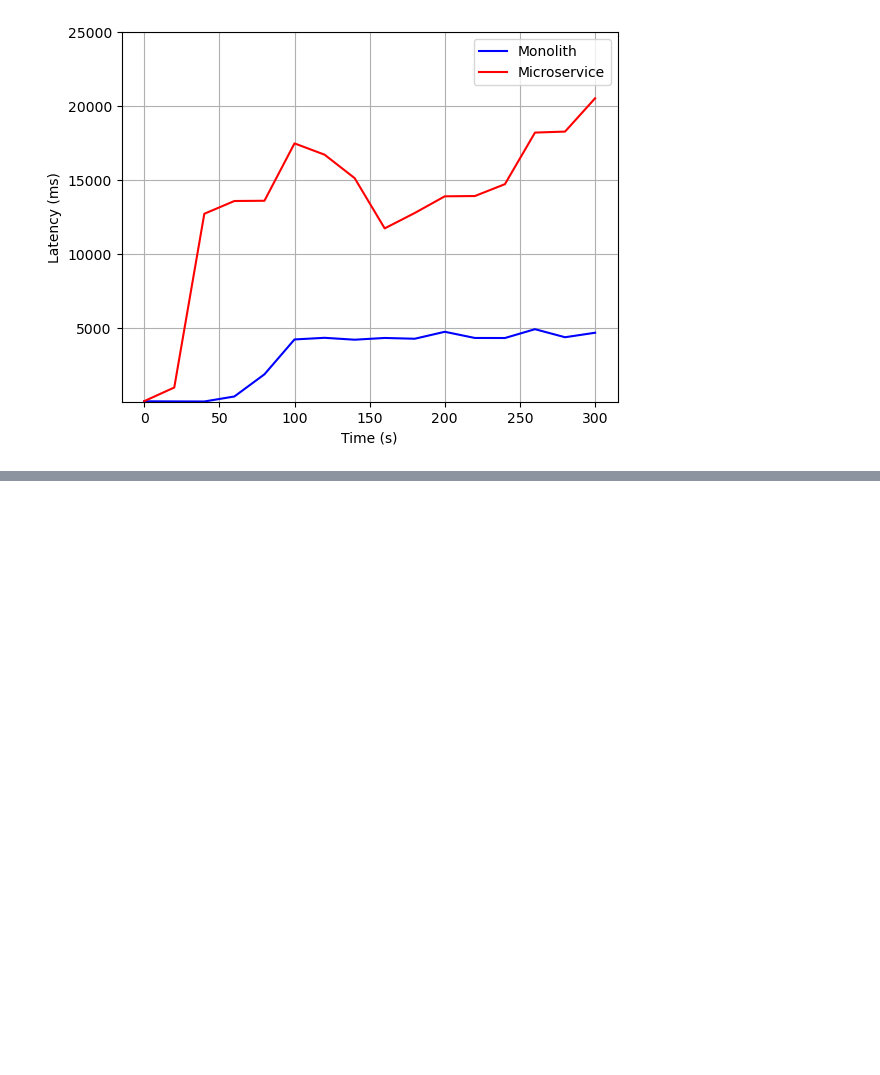
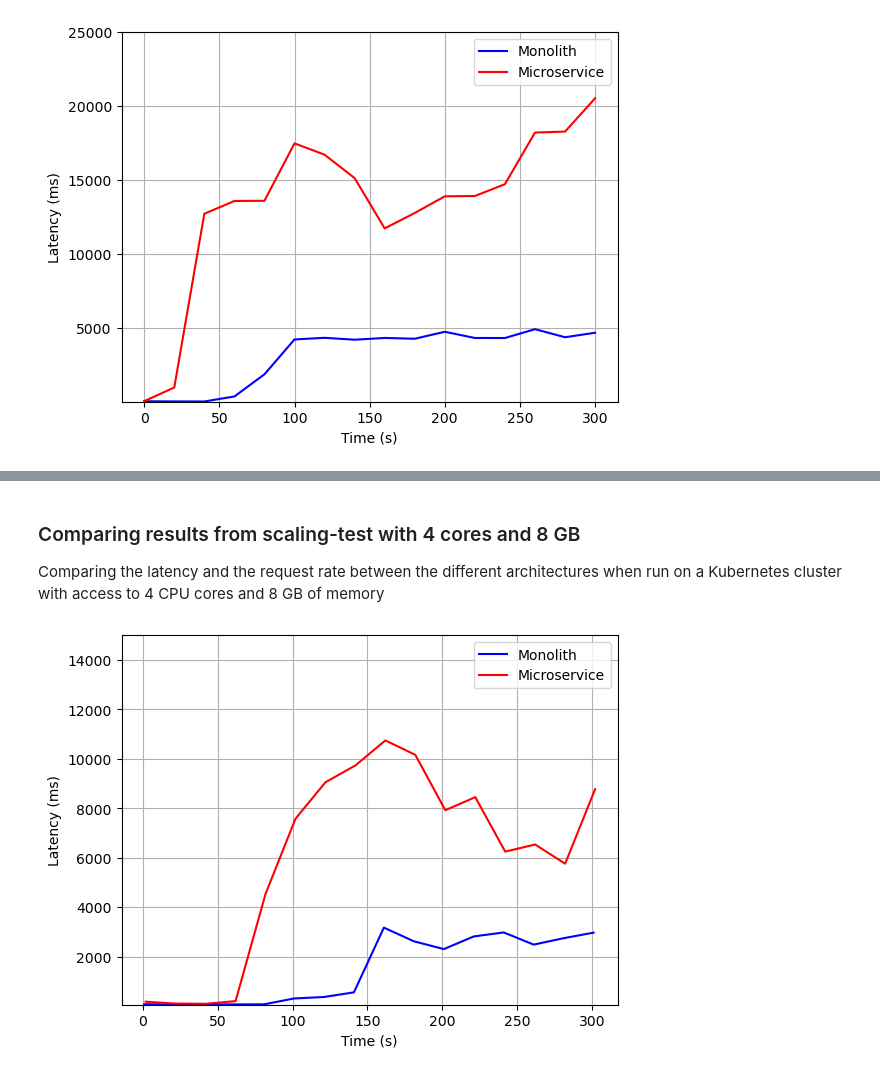
Before and after one commit to prebenrosland/microservice_analysis, a Jupyter notebook: Analysis.ipynb, the cells around one changed output, grey strips where cells are left out. Drawn from its saved outputs; the diff is of its cells as text; code cells hidden in the pictures; blank space fills up the shorter version.

```diff
--- a/Analysis.ipynb
+++ b/Analysis.ipynb
@@ -253,10 +254,13 @@ compare(mono_2c4g_10sec, micro_2c4g_10sec, 50, 25000)
+# %% [markdown]
+### Comparing results from scaling-test with 4 cores and 8 GB
+Comparing the latency and the request rate between the different architectures when run on a Kubernetes cluster with access to 4 CPU cores and 8 GB of memory
 # %%
-# Compare architectures with 4 cores and 8 GB
+mono_4c8g_true = getDurations(findSampleMean(mono_4c8g_list))
+micro_4c8g_true = getDurations(findSampleMean(micro_4c8g_list))
 
-#mono_4c8g_true = getDurations(findSampleMean(mono_4c8g_list))
-#micro_4c8g_true = getDurations(findSampleMean(micro_4c8g_list))
+mono_4c8g_10sec = soft(mono_4c8g_true, 20)
+micro_4c8g_10sec = soft(micro_4c8g_true, 20)
 
-#mono_4c8g_10sec = soft(mono_4c8g_true, 20)
-#micro_4c8g_10sec = soft(micro_4c8g_true, 20)
-
-#compare(mono_4c8g_10sec, mono_4c8g_10sec, 50, 6000)
+compare(mono_4c8g_10sec, micro_4c8g_10sec, 50, 15000)
+# %% [output]
+[figure, added]
```
Also changed, not shown: parts of 15 cells of this notebook, 20 other files.
